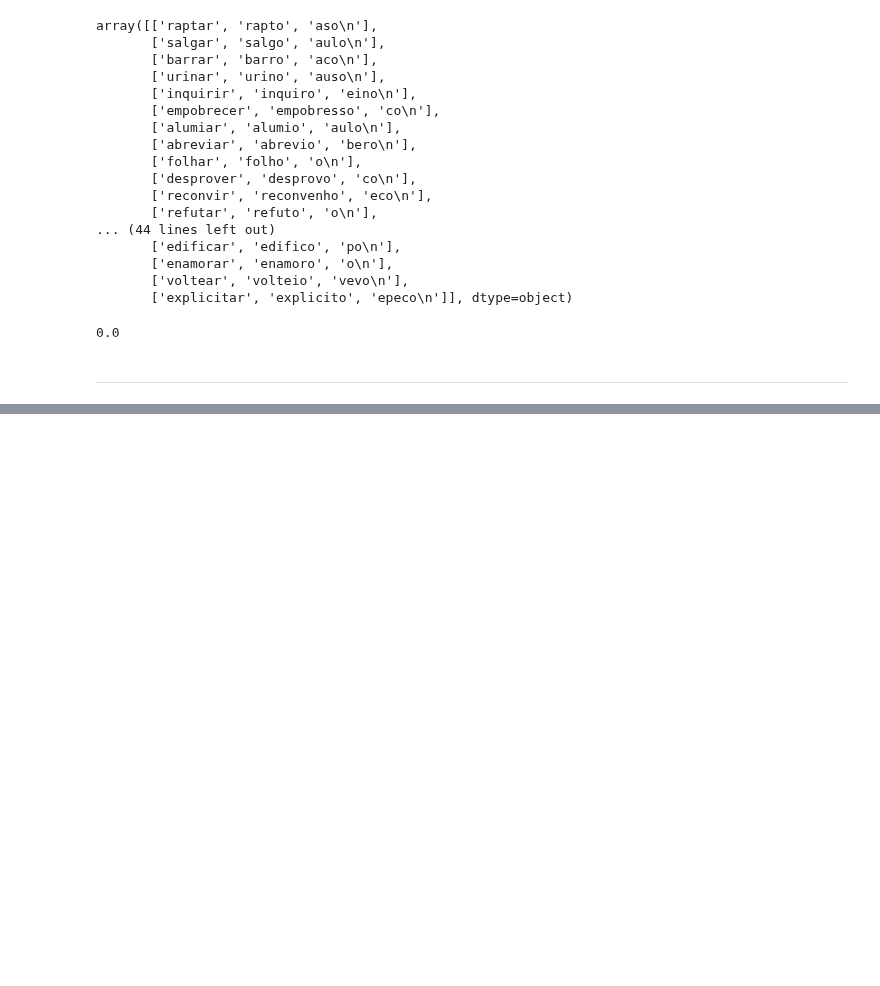
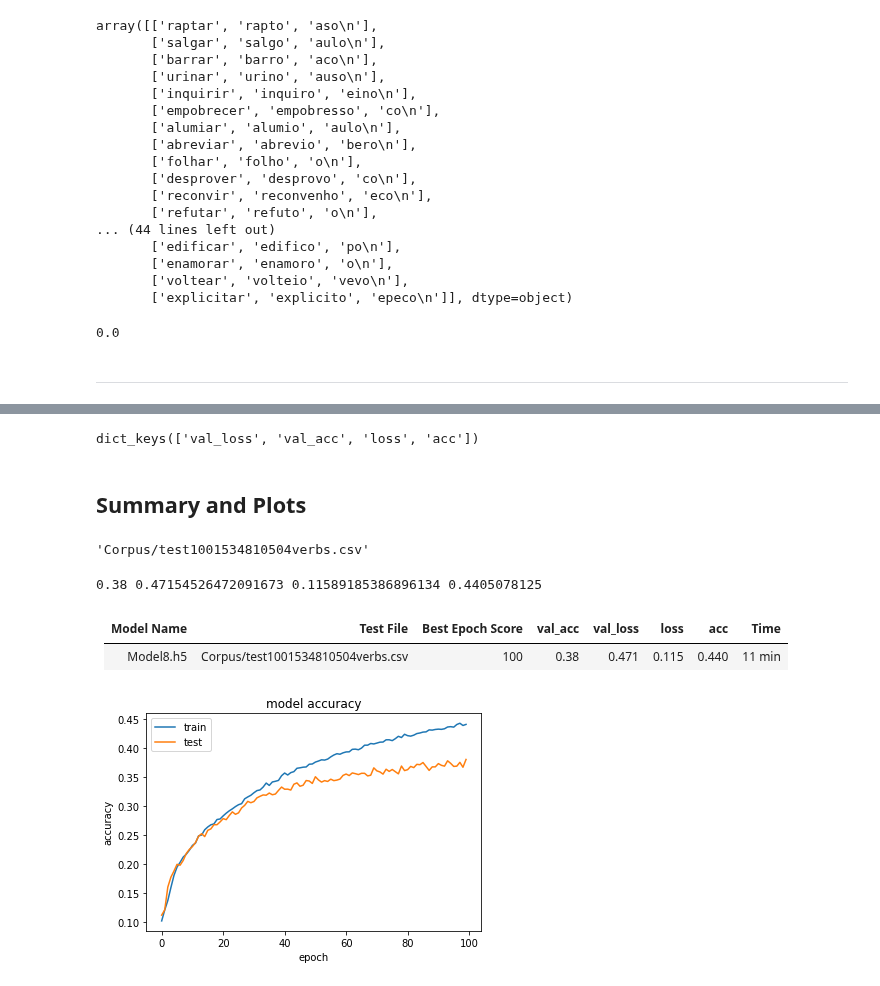
Before and after one commit to beatrizalbiero/MsResearch, a Jupyter notebook: WickelfeaturesProject/models_comparison.ipynb, the cells around one changed output, grey strips where cells are left out. Drawn from its saved outputs; the diff is of its cells as text; code cells hidden in the pictures; blank space fills up the shorter version.

```diff
--- a/WickelfeaturesProject/models_comparison.ipynb
+++ b/WickelfeaturesProject/models_comparison.ipynb
@@ -1157,0 +1249,28 @@ test_accuracy(df_Test, 60)
+# %%
+from keras import backend as K
+
+K.set_learning_phase(1) #set learning phase
+
+# Define an input sequence and process it.
+encoder_inputs = Input(shape=(None, num_encoder_tokens))
+encoder = LSTM(latent_dim, return_state=True , dropout=0.25)
+encoder_outputs, state_h, state_c = encoder(encoder_inputs)
+# We discard `encoder_outputs` and only keep the states.
+encoder_states = [state_h, state_c]
+
+# Set up the decoder, using `encoder_states` as initial state.
+decoder_inputs = Input(shape=(None, num_decoder_tokens))
+# We set up our decoder to return full output sequences,
+# and to return internal states as well. We don't use the
+# return states in the training model, but we will use them in inference.
+decoder_lstm = LSTM(latent_dim, return_sequences=True, return_state=True)
+decoder_outputs, _, _ = decoder_lstm(decoder_inputs,
+                                     initial_state=encoder_states)
+decoder_dense = Dense(num_decoder_tokens, activation='softmax')
+decoder_outputs = decoder_dense(decoder_outputs)
+
+# Define the model that will turn
+# `encoder_input_data` & `decoder_input_data` into `decoder_target_data`
+filename = 'Models/model8.h5'
+checkpoint = ModelCheckpoint(filename, monitor='val_loss', verbose=1, save_best_only=True, mode='min')
+model = Model([encoder_inputs, decoder_inputs], decoder_outputs)
@@ -1157,0 +1279,9 @@ test_accuracy(df_Test, 60)
+# %%
+%%time
+# Run training
+model.compile(optimizer='rmsprop', loss='categorical_crossentropy', metrics=['accuracy'])
+history = model.fit([encoder_input_data, decoder_input_data],
+                    decoder_target_data,
+                    batch_size=batch_size,
+                    epochs=epochs,
+                    validation_split=0.2,verbose=2, callbacks=[checkpoint])
@@ -1157,0 +1318,33 @@ test_accuracy(df_Test, 60)
+# %%
+%matplotlib inline
+# list all data in history
+print(history.history.keys())
+# %% [output]
+dict_keys(['val_loss', 'val_acc', 'loss', 'acc'])
+# %% [markdown]
+## Summary and Plots
+# %%
+test_file
+# %% [output]
+'Corpus/test1001534810504verbs.csv'
+# %%
+print(history.history['val_acc'][99],
+history.history['val_loss'][99],
+history.history['loss'][99],
+history.history['acc'][99])
+# %% [output]
+0.38 0.47154526472091673 0.11589185386896134 0.4405078125
+# %% [markdown]
+|     Model Name     | Test File     | Best Epoch Score | val_acc | val_loss | loss | acc    | Time|
+|:------------------:|---------------|-----------------:|---------|----------|------|--------|-----|
+| Model8.h5    | Corpus/test1001534810504verbs.csv      |   100    |  0.38  |  0.471   | 0.115|0.440  |11 min|
+# %%
+# summarize history for accuracy
+plt.plot(history.history['acc'])
+plt.plot(history.history['val_acc'])
+plt.title('model accuracy')
+plt.ylabel('accuracy')
+plt.xlabel('epoch')
+plt.legend(['train', 'test'], loc='upper left');
+# %% [output]
+[figure, added]
```
Also changed, not shown: parts of 64 cells of this notebook.
